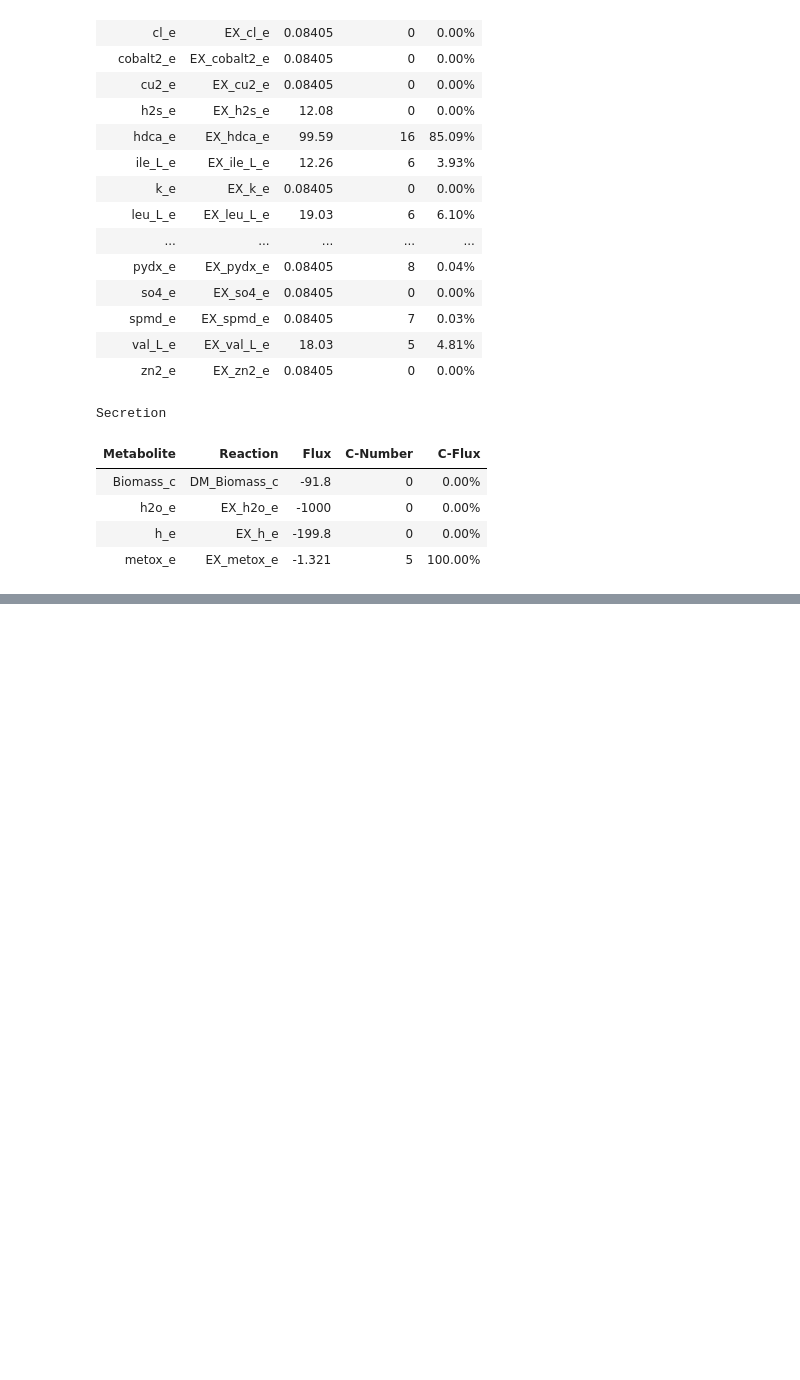
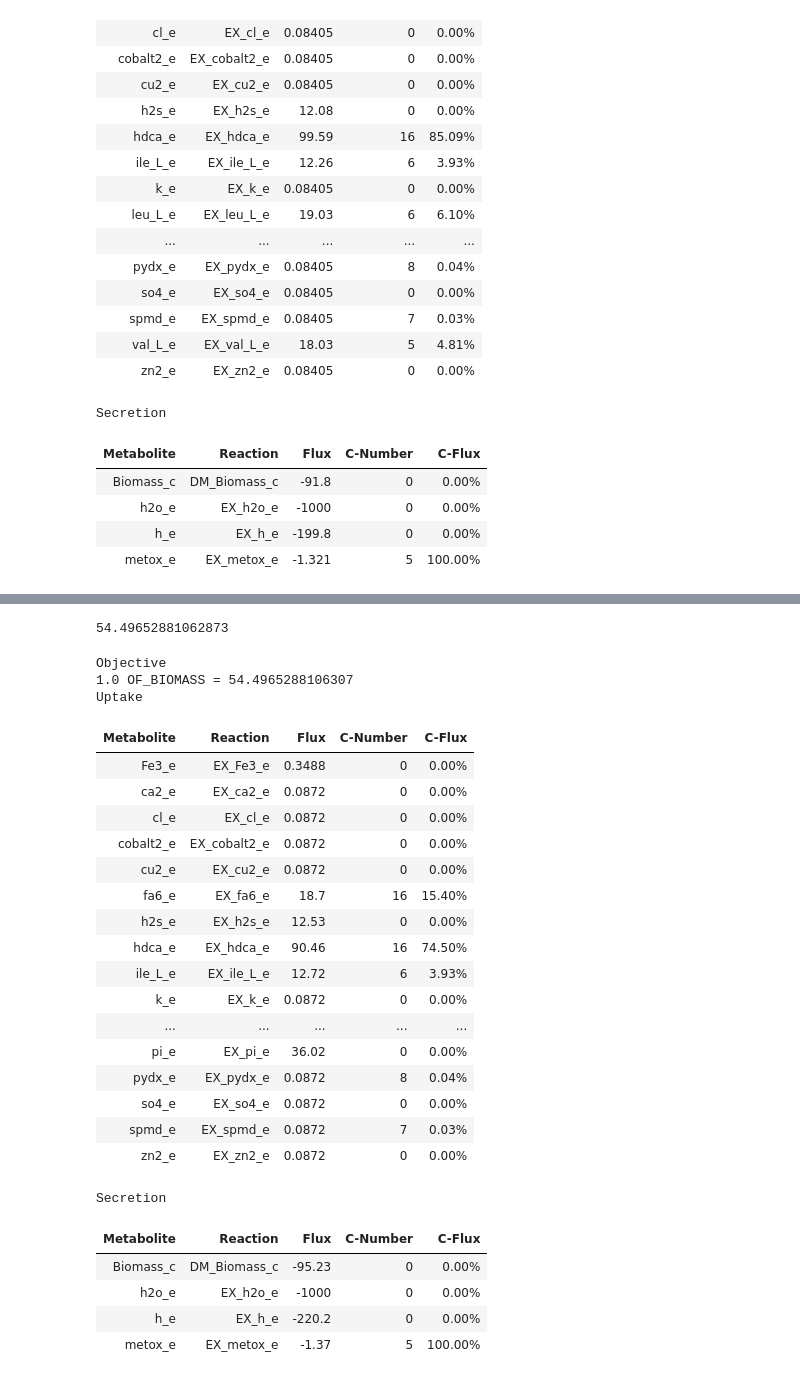
Before and after one commit to BondonMickael/M_xanthus-E_coli-Predation, a Jupyter notebook: notebooks/test_growth.ipynb, the cells around one changed output, grey strips where cells are left out. Drawn from its saved outputs; the diff is of its cells as text; code cells hidden in the pictures; blank space fills up the shorter version.

Commit message:
- Use iMAT results as base network for FBA - Test if can growth on other Fatty Acids: Myristic Acid (ttdca), fa1 and fa6 - Create a model with  ttdca transporter

```diff
--- a/notebooks/test_growth.ipynb
+++ b/notebooks/test_growth.ipynb
@@ -283,0 +493,3 @@ round(0.055555555, 1)
+# %%
+M_xanthus = read_sbml_model("../M_xanthus_model_V3_hdca.xml")
+M_xanthus
@@ -283,0 +514,31 @@ round(0.055555555, 1)
+# %%
+fa6_e = cobra.Metabolite(
+    "fa6_e", formula="C16H31O2", name="Fatty Acid C16:0 [e]", compartment="e"
+)
+M_xanthus.add_metabolites(fa6_e)  # add M_xanthus.metabolites.Biomass_e
+M_xanthus.add_boundary(
+    M_xanthus.metabolites.get_by_id("fa6_e"), type="exchange"
+)  # add the exchange reaction for Biomass_e
+
+MXAN_7040 = cobra.Gene(id="MXAN_7040", name="MXAN_7040", functional=True)
+
+FAreaction = cobra.Reaction("rxn09331_c")
+FAreaction.name = "Tetradecanoate transport via facilitated irreversible diffusion (extracellular to periplasm)"  # Porin (Probably) so energy independant
+FAreaction.subsystem = ""
+FAreaction.lower_bound = -1000.0  # This is the default
+FAreaction.upper_bound = 1000.0  # This is the default
+fa6_e = M_xanthus.metabolites.fa6_e
+fa6_c = M_xanthus.metabolites.fa6_c
+FAreaction.add_metabolites(
+    {fa6_e: -1, fa6_c: 1}
+)  # add the metabolites to the reaction
+FAreaction.gene_reaction_rule = "MXAN_7040"  # define which gene allow the reaction
+M_xanthus.add_reactions([FAreaction])  # add the PR_Biomass reaction
+
+M_xanthus.reactions.rxn09331_c.annotation = {
+    "seed.reaction": "rxn09331",
+    "bigg.reaction": [" FA140tp", "TTDCAt", "TTDCAtex", "TTDCAtexi", "TTDCAtr", "U208"],
+    "metanetx.reaction": "MNXR128297",
+}
+
+M_xanthus.reactions.rxn09331_c
@@ -283,0 +646,34 @@ round(0.055555555, 1)
+# %%
+FBA = M_xanthus.optimize()
+FBA.objective_value
+# %% [output]
+54.49652881062873
+# %%
+M_xanthus.summary()
+# %% [output]
+Objective
+1.0 OF_BIOMASS = 54.4965288106307
+Uptake
+| Metabolite | Reaction | Flux | C-Number | C-Flux |
+| Fe3_e | EX_Fe3_e | 0.3488 | 0 | 0.00% |
+| ca2_e | EX_ca2_e | 0.0872 | 0 | 0.00% |
+| cl_e | EX_cl_e | 0.0872 | 0 | 0.00% |
+| cobalt2_e | EX_cobalt2_e | 0.0872 | 0 | 0.00% |
+| cu2_e | EX_cu2_e | 0.0872 | 0 | 0.00% |
+| fa6_e | EX_fa6_e | 18.7 | 16 | 15.40% |
+| h2s_e | EX_h2s_e | 12.53 | 0 | 0.00% |
+| hdca_e | EX_hdca_e | 90.46 | 16 | 74.50% |
+| ile_L_e | EX_ile_L_e | 12.72 | 6 | 3.93% |
+| k_e | EX_k_e | 0.0872 | 0 | 0.00% |
+| ... | ... | ... | ... | ... |
+| pi_e | EX_pi_e | 36.02 | 0 | 0.00% |
+| pydx_e | EX_pydx_e | 0.0872 | 8 | 0.04% |
+| so4_e | EX_so4_e | 0.0872 | 0 | 0.00% |
+| spmd_e | EX_spmd_e | 0.0872 | 7 | 0.03% |
+| zn2_e | EX_zn2_e | 0.0872 | 0 | 0.00% |
+Secretion
+| Metabolite | Reaction | Flux | C-Number | C-Flux |
+| Biomass_c | DM_Biomass_c | -95.23 | 0 | 0.00% |
+| h2o_e | EX_h2o_e | -1000 | 0 | 0.00% |
+| h_e | EX_h_e | -220.2 | 0 | 0.00% |
+| metox_e | EX_metox_e | -1.37 | 5 | 100.00% |
```
Also changed, not shown: parts of 20 cells of this notebook, 4 other files.
